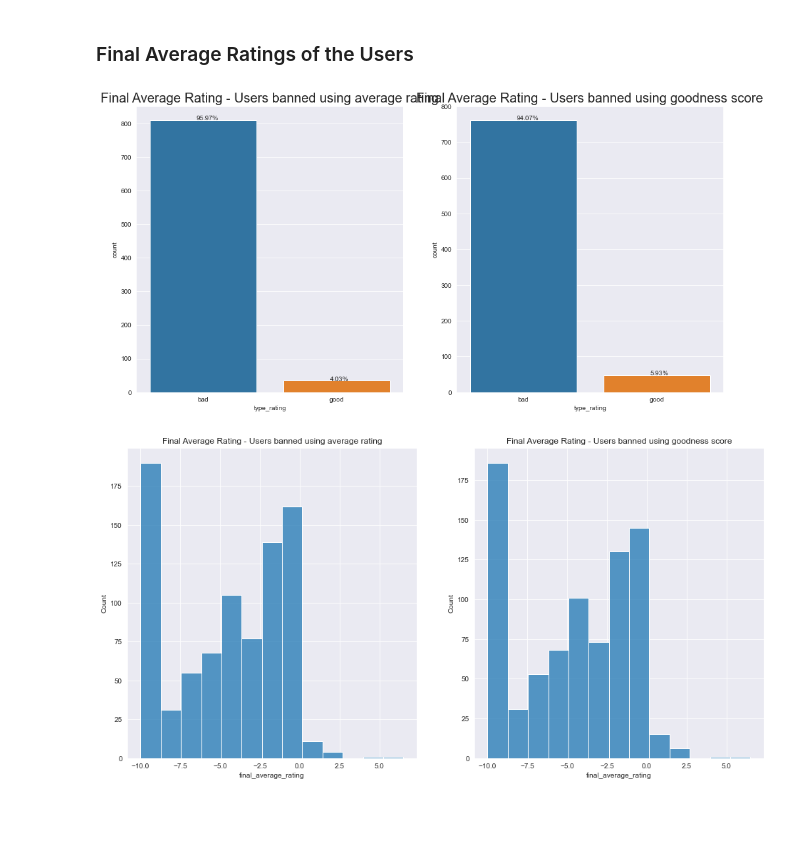
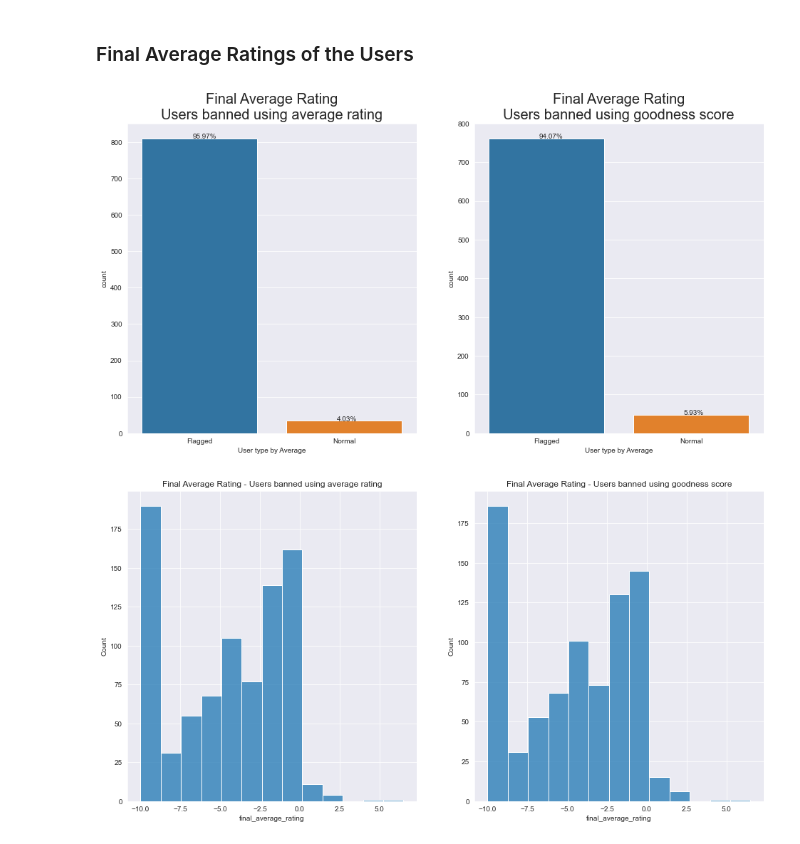
Before and after one commit to ivanmak/dmsn-2021-pg13, a Jupyter notebook: simulation.ipynb, the cells around one changed output. Cells and saved outputs as stored; diff of their text form; code cells hidden in the pictures; blank space fills up the shorter version.

Commit message:
added simulation plots

```diff
--- a/simulation.ipynb
+++ b/simulation.ipynb
@@ -160,12 +172,12 @@ users_banned_goodness['type_goodness'] = users_banned_goodness.apply(lambda row:
     axis=1
 )
 # %%
-users_banned_average['type_rating'] = users_banned_average.apply(lambda row:
-    'bad' if row['final_average_rating'] < 0 else 'good',
+users_banned_average['User type by Average'] = users_banned_average.apply(lambda row:
+    'Flagged' if row['final_average_rating'] < 0 else 'Normal',
     axis=1
 )
-users_banned_average['type_goodness'] = users_banned_average.apply(lambda row:
-    'bad' if row['final_goodness'] < 0 else 'good',
+users_banned_average['User type by Goodness'] = users_banned_average.apply(lambda row:
+    'Flagged' if row['final_goodness'] < 0 else 'Normal',
     axis=1
 )
 # %% [markdown]
@@ -178,16 +190,16 @@ annotation_size =18
 # %%
 plt.figure(figsize=(16, 8))
 
-num_bad = (len(users_banned_average[users_banned_average['type_goodness'] == 'bad']) / len(users_banned_average['type_goodness']))*100
-num_good = (len(users_banned_average[users_banned_average['type_goodness'] == 'good']) / len(users_banned_average['type_goodness']))*100
+num_bad = (len(users_banned_average[users_banned_average['User type by Goodness'] == 'Flagged']) / len(users_banned_average['User type by Goodness']))*100
+num_good = (len(users_banned_average[users_banned_average['User type by Goodness'] == 'Normal']) / len(users_banned_average['User type by Goodness']))*100
 pct_bad = '{:.2f}%'.format(num_bad)
 pct_good = '{:.2f}%'.format(num_good)
 
 col_labels = [pct_bad, pct_good]
 plt.subplot(121)
 ax = sb.countplot(data=users_banned_average,
-                  x='type_goodness',
-                  order=users_banned_average['type_goodness'].value_counts().index)
+                  x='User type by Goodness',
+                  order=users_banned_average['User type by Goodness'].value_counts().index)
 
 for p, label in zip(ax.patches, col_labels):
      ax.annotate(label, (p.get_x()+0.35, p.get_height()+0.5), fontsize=annotation_size)
@@ -198,16 +210,16 @@ plt.ylabel('Count', fontsize=xy_label_size)
 plt.xticks(fontsize=xy_ticks_size)
 plt.yticks(fontsize=xy_ticks_size)
 
-num_bad = (len(users_banned_goodness[users_banned_goodness['type_goodness'] == 'bad']) / len(users_banned_goodness['type_goodness']))*100
-num_good = (len(users_banned_goodness[users_banned_goodness['type_goodness'] == 'good']) / len(users_banned_goodness['type_goodness']))*100
+num_bad = (len(users_banned_goodness[users_banned_goodness['User type by Goodness'] == 'Flagged']) / len(users_banned_goodness['User type by Goodness']))*100
+num_good = (len(users_banned_goodness[users_banned_goodness['User type by Goodness'] == 'Normal']) / len(users_banned_goodness['User type by Goodness']))*100
 pct_bad = '{:.2f}%'.format(num_bad)
 pct_good = '{:.2f}%'.format(num_good)
 
 col_labels = [pct_bad, pct_good]
 plt.subplot(122)
 ax = sb.countplot(data=users_banned_goodness,
-                  x='type_goodness',
-                  order=users_banned_goodness['type_goodness'].value_counts().index)
+                  x='User type by Goodness',
+                  order=users_banned_goodness['User type by Goodness'].value_counts().index)
 
 for p, label in zip(ax.patches, col_labels):
      ax.annotate(label, (p.get_x()+0.35, p.get_height()+0.5), fontsize=annotation_size)
@@ -236,41 +248,41 @@ plt.show()
 # %%
 plt.figure(figsize=(16, 8))
 
-num_bad = (len(users_banned_average[users_banned_average['type_rating'] == 'bad']) / len(users_banned_average['type_rating']))*100
-num_good = (len(users_banned_average[users_banned_average['type_rating'] == 'good']) / len(users_banned_average['type_rating']))*100
+num_bad = (len(users_banned_average[users_banned_average['User type by Average'] == 'Flagged']) / len(users_banned_average['User type by Average']))*100
+num_good = (len(users_banned_average[users_banned_average['User type by Average'] == 'Normal']) / len(users_banned_average['User type by Average']))*100
 pct_bad = '{:.2f}%'.format(num_bad)
 pct_good = '{:.2f}%'.format(num_good)
 
 col_labels = [pct_bad, pct_good]
 plt.subplot(121)
 ax = sb.countplot(data=users_banned_average,
-                  x='type_rating',
-                  order=users_banned_average['type_rating'].value_counts().index)
+                  x='User type by Average',
+                  order=users_banned_average['User type by Average'].value_counts().index)
 
 for p, label in zip(ax.patches, col_labels):
      ax.annotate(label, (p.get_x()+0.35, p.get_height()+0.2))
 
-plt.title('Final Average Rating - Users banned using average rating', fontsize=20)
+plt.title('Final Average Rating\nUsers banned using average rating', fontsize=20)
 
 
-num_bad = (len(users_banned_goodness[users_banned_goodness['type_rating'] == 'bad']) / len(users_banned_goodness['type_rating']))*100
-num_good = (len(users_banned_goodness[users_banned_goodness['type_rating'] == 'good']) / len(users_banned_goodness['type_rating']))*100
+num_bad = (len(users_banned_goodness[users_banned_goodness['User type by Average'] == 'Flagged']) / len(users_banned_goodness['User type by Average']))*100
+num_good = (len(users_banned_goodness[users_banned_goodness['User type by Average'] == 'Normal']) / len(users_banned_goodness['User type by Average']))*100
 pct_bad = '{:.2f}%'.format(num_bad)
 pct_good = '{:.2f}%'.format(num_good)
 
 col_labels = [pct_bad, pct_good]
 plt.subplot(122)
 ax = sb.countplot(data=users_banned_goodness,
-                  x='type_rating',
-                  order=users_banned_goodness['type_rating'].value_counts().index)
+                  x='User type by Average',
+                  order=users_banned_goodness['User type by Average'].value_counts().index)
 
 for p, label in zip(ax.patches, col_labels):
      ax.annotate(label, (p.get_x()+0.35, p.get_height()+0.2))
 
-plt.title('Final Average Rating - Users banned using goodness score', fontsize=20)
+plt.title('Final Average Rating\nUsers banned using goodness score', fontsize=20)
 plt.show()
 # %% [output]
-[figure, old version]
+[figure, new version]
 # %%
 plt.figure(figsize=(16, 8))
 plt.subplot(121)
```
Also changed, not shown: parts of 19 cells of this notebook, 6 other files.
